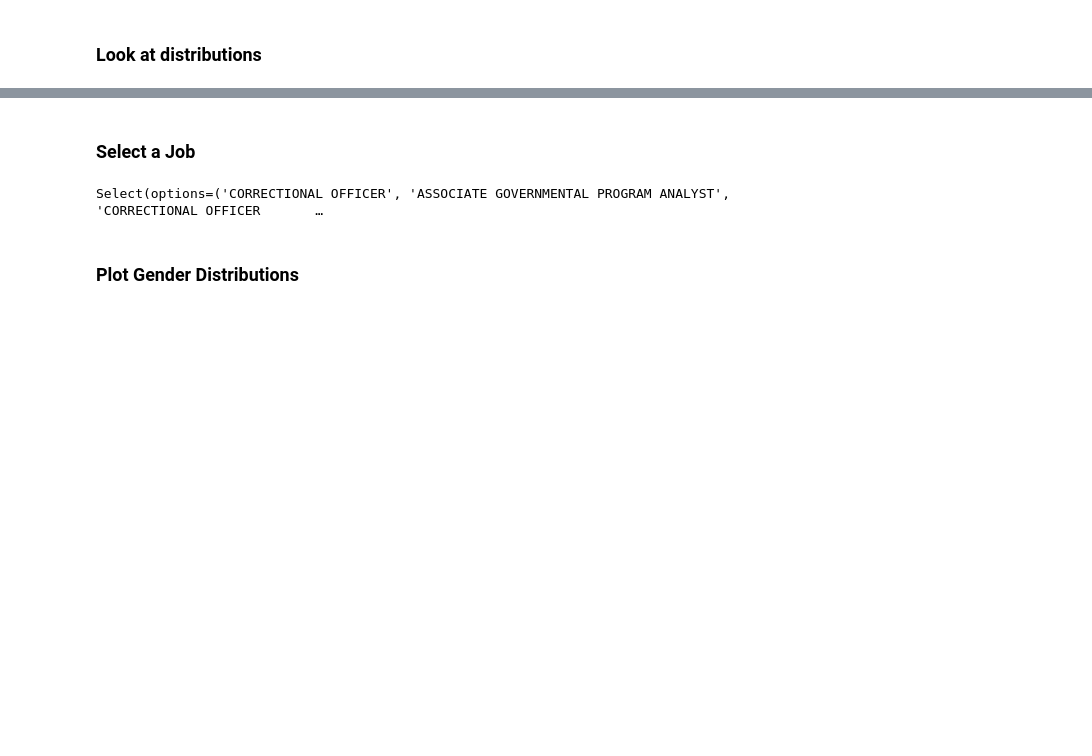
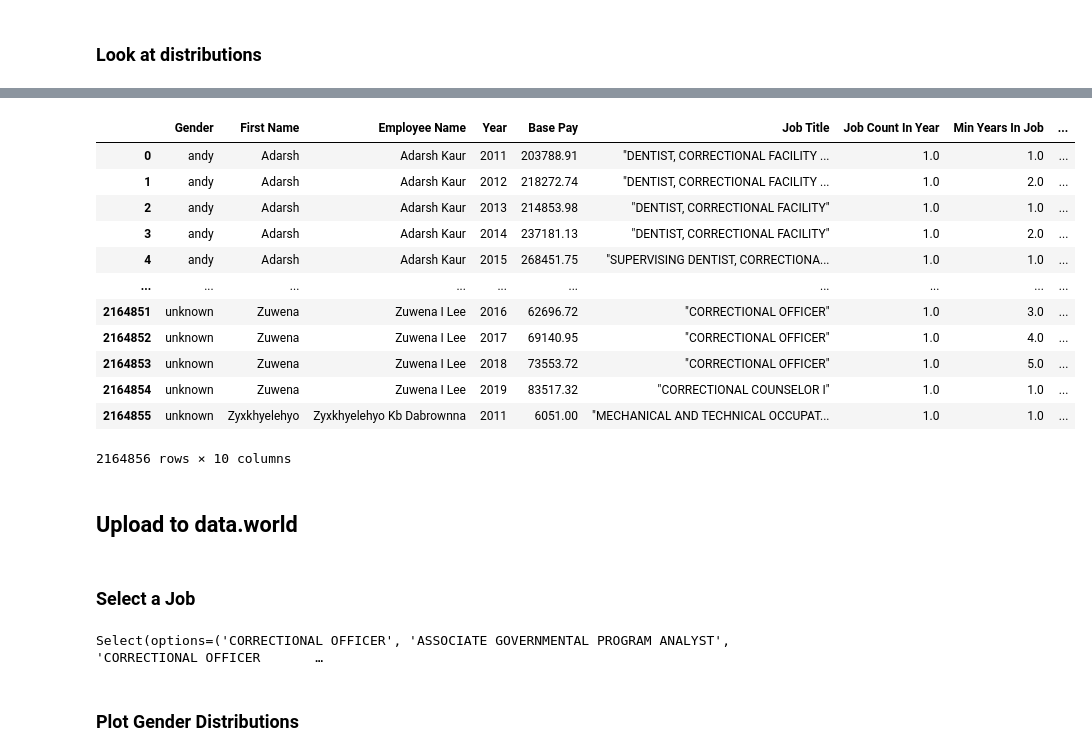
Before and after one commit to fryanpan/ca-salary-analysis, a Jupyter notebook: TransparentCalifornia Salary Analysis.ipynb, the cells around one changed output, grey strips where cells are left out. Drawn from its saved outputs; the diff is of its cells as text; code cells hidden in the pictures; blank space fills up the shorter version.

Commit message:
Updating data output and connecting to data.world

```diff
--- a/TransparentCalifornia Salary Analysis.ipynb
+++ b/TransparentCalifornia Salary Analysis.ipynb
@@ -225,0 +199,16 @@ popular_jobs_df
+# %%
+grouped_df
+# %% [output]
+|  | Gender | First Name | Employee Name | Year | Base Pay | Job Title | Job Count In Year | Min Years In Job | ... |
+| 0 | andy | Adarsh | Adarsh Kaur | 2011 | 203788.91 | "DENTIST, CORRECTIONAL FACILITY ... | 1.0 | 1.0 | ... |
+| 1 | andy | Adarsh | Adarsh Kaur | 2012 | 218272.74 | "DENTIST, CORRECTIONAL FACILITY ... | 1.0 | 2.0 | ... |
+| 2 | andy | Adarsh | Adarsh Kaur | 2013 | 214853.98 | "DENTIST, CORRECTIONAL FACILITY" | 1.0 | 1.0 | ... |
+| 3 | andy | Adarsh | Adarsh Kaur | 2014 | 237181.13 | "DENTIST, CORRECTIONAL FACILITY" | 1.0 | 2.0 | ... |
+| 4 | andy | Adarsh | Adarsh Kaur | 2015 | 268451.75 | "SUPERVISING DENTIST, CORRECTIONA... | 1.0 | 1.0 | ... |
+| ... | ... | ... | ... | ... | ... | ... | ... | ... | ... |
+| 2164851 | unknown | Zuwena | Zuwena I Lee | 2016 | 62696.72 | "CORRECTIONAL OFFICER" | 1.0 | 3.0 | ... |
+| 2164852 | unknown | Zuwena | Zuwena I Lee | 2017 | 69140.95 | "CORRECTIONAL OFFICER" | 1.0 | 4.0 | ... |
+| 2164853 | unknown | Zuwena | Zuwena I Lee | 2018 | 73553.72 | "CORRECTIONAL OFFICER" | 1.0 | 5.0 | ... |
+| 2164854 | unknown | Zuwena | Zuwena I Lee | 2019 | 83517.32 | "CORRECTIONAL COUNSELOR I" | 1.0 | 1.0 | ... |
+| 2164855 | unknown | Zyxkhyelehyo | Zyxkhyelehyo Kb Dabrownna | 2011 | 6051.00 | "MECHANICAL AND TECHNICAL OCCUPAT... | 1.0 | 1.0 | ... |
+2164856 rows × 10 columns
@@ -225,0 +217,2 @@ popular_jobs_df
+# %% [markdown]
+## Upload to data.world
```
Also changed, not shown: parts of 27 cells of this notebook, 1 other file.
